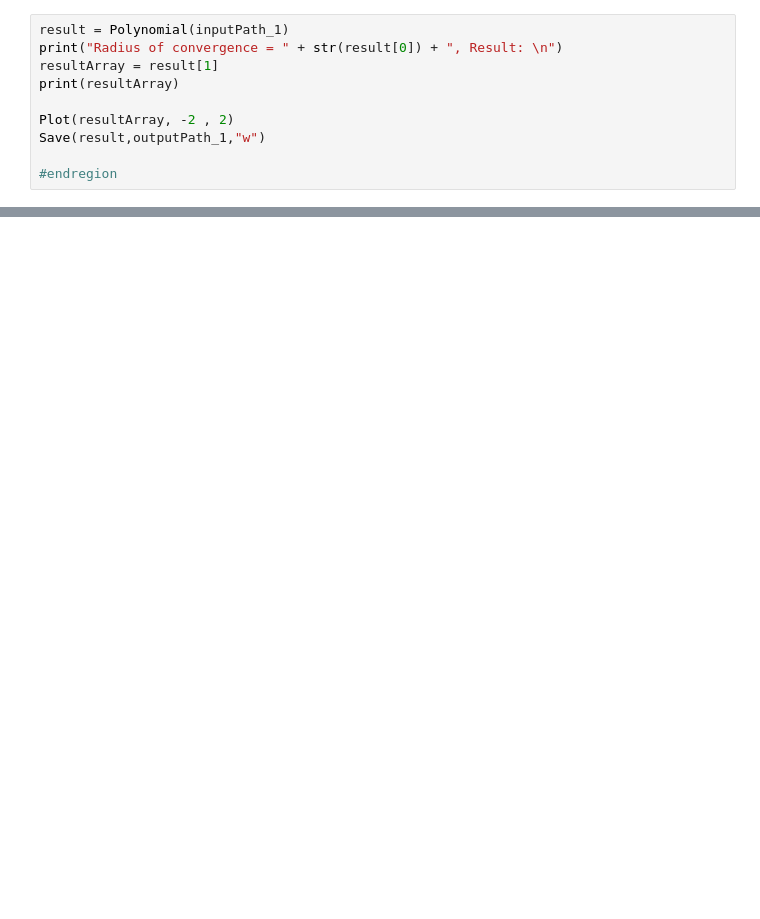
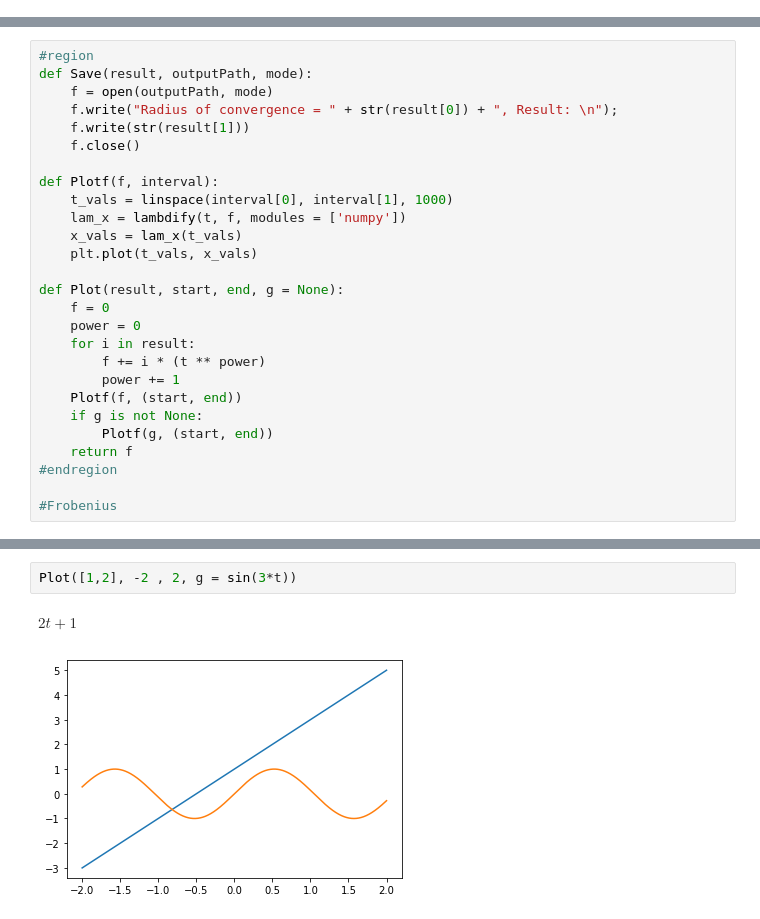
Before and after one commit to Talented-K64MI/MI3040-Numerical-Analysis, a Jupyter notebook: Topic 5 - Solving Differential Equations/PowerSeries/PowerSeries/PowerSeries.ipynb, the cells around one changed output, grey strips where cells are left out. Cells and saved outputs as stored; diff of their text form; blank space fills up the shorter version.

```diff
--- a/Topic 5 - Solving Differential Equations/PowerSeries/PowerSeries/PowerSeries.ipynb
+++ b/Topic 5 - Solving Differential Equations/PowerSeries/PowerSeries/PowerSeries.ipynb
@@ -127,10 +49,0 @@ def Plot(result, start, end):
-# %%
-result = Polynomial(inputPath_1)
-print("Radius of convergence = " + str(result[0]) + ", Result: \n")
-resultArray = result[1]
-print(resultArray)
-
-Plot(resultArray, -2 , 2)
-Save(result,outputPath_1,"w")
-
-#endregion
@@ -145,0 +83,27 @@ Radius of convergence = 1.0, Result:
+# %%
+#region
+def Save(result, outputPath, mode):
+    f = open(outputPath, mode)
+    f.write("Radius of convergence = " + str(result[0]) + ", Result: \n");
+    f.write(str(result[1]))
+    f.close()
+
+def Plotf(f, interval):
+    t_vals = linspace(interval[0], interval[1], 1000)
+    lam_x = lambdify(t, f, modules = ['numpy'])
+    x_vals = lam_x(t_vals)
+    plt.plot(t_vals, x_vals)
+
+def Plot(result, start, end, g = None):
+    f = 0
+    power = 0
+    for i in result:
+        f += i * (t ** power)
+        power += 1
+    Plotf(f, (start, end))
+    if g is not None:
+        Plotf(g, (start, end))
+    return f
+#endregion
+
+#Frobenius
@@ -145,0 +145,5 @@ Radius of convergence = 1.0, Result:
+# %%
+Plot([1,2], -2 , 2, g = sin(3*t))
+# %% [output]
+$\displaystyle 2 t + 1$
+[figure, added]
```
Also changed, not shown: parts of 13 cells of this notebook, 12 other files.
